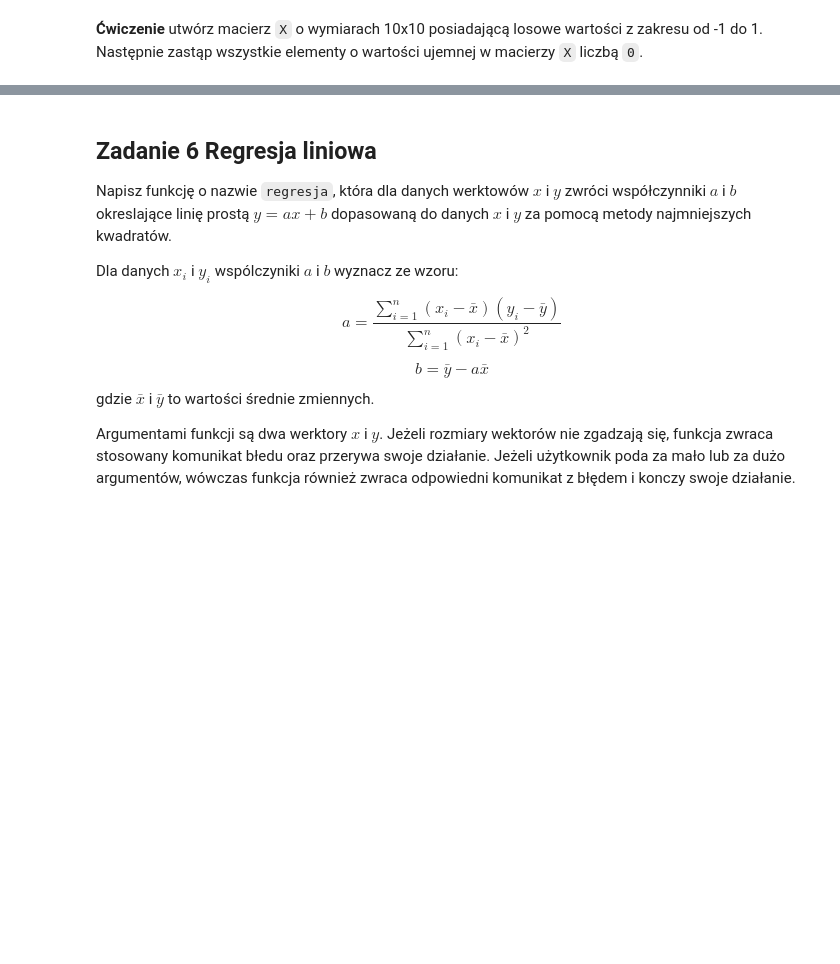
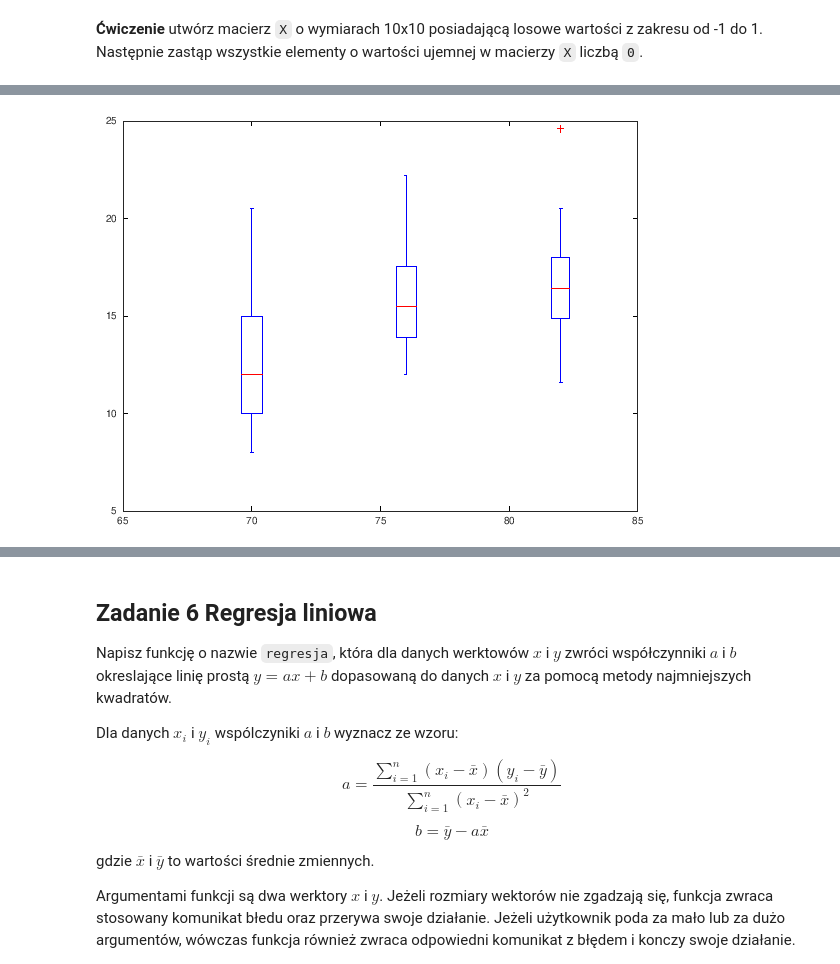
Before and after one commit to IS-UMK/pp2_matlab, a Jupyter notebook: 05_lab.ipynb, the cells around one changed output, grey strips where cells are left out. Cells and saved outputs as stored; diff of their text form; code cells hidden in the pictures; blank space fills up the shorter version.

```diff
--- a/05_lab.ipynb
+++ b/05_lab.ipynb
@@ -168,0 +461,4 @@ Następnie zastąp wszystkie elementy o wartości ujemnej w macierzy `X` liczbą
+# %%
+boxplot(Acceleration, Model_Year);
+# %% [output]
+[figure, added]
```
Also changed, not shown: parts of 30 cells of this notebook.
